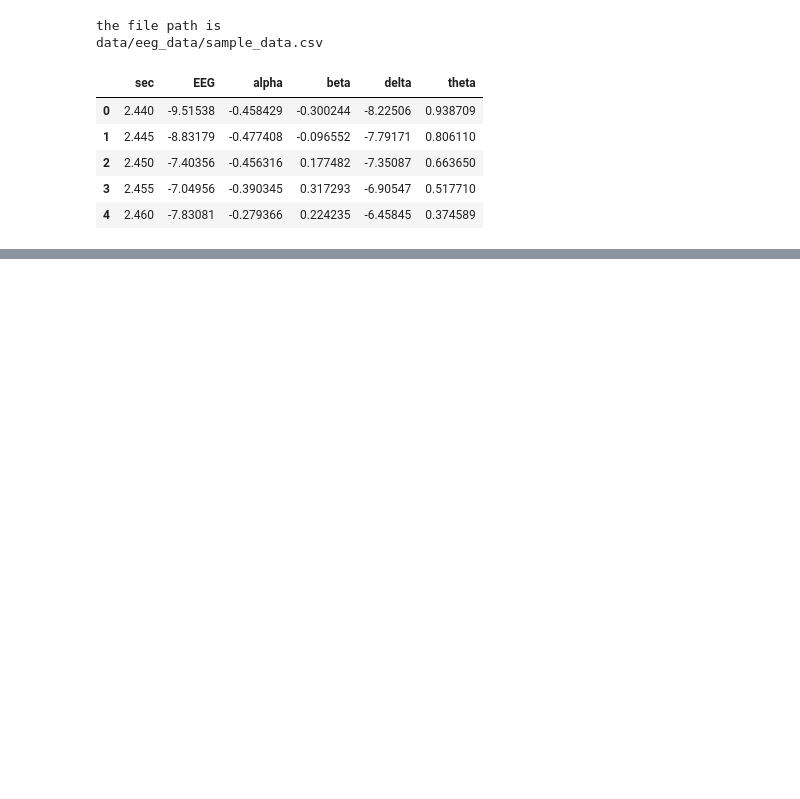
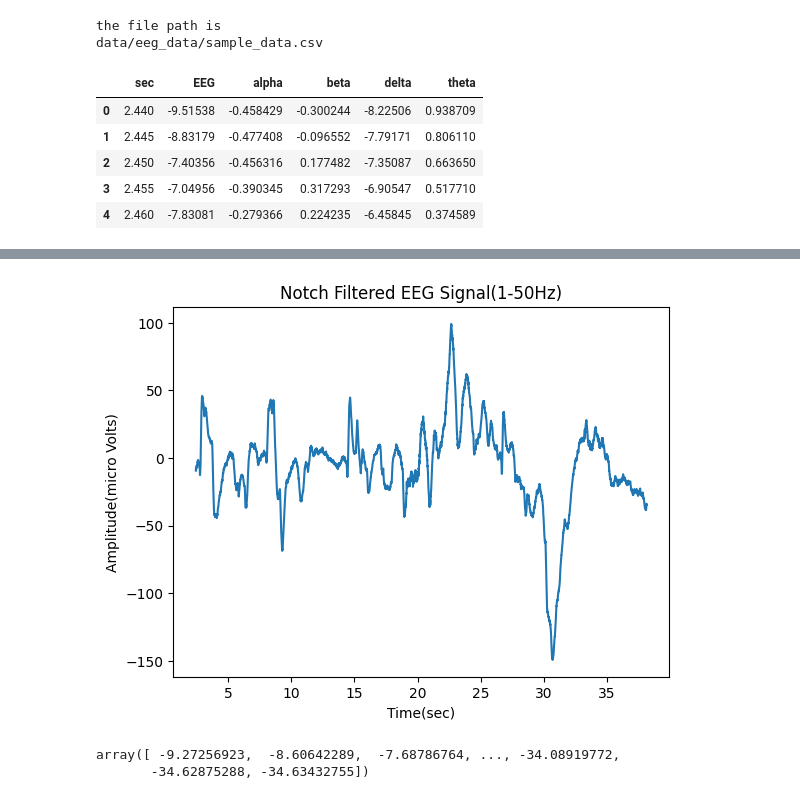
Before and after one commit to preethihiremath/brainsurf, a Jupyter notebook: demo.ipynb, the cells around one changed output, grey strips where cells are left out. Saved outputs shown, nothing was run; the diff lists cells and outputs as text; code cells hidden in the pictures; blank space fills up the shorter version.

```diff
--- a/demo.ipynb
+++ b/demo.ipynb
@@ -18 +12,8 @@ q = 30
+# %%
+sampling_freq = 200 # Hz
+lowcut = 0.5 # Hz
+highcut = 50 # Hz
+order = 4
+freqs = [0, 50] # Hz
+q = 30
 # %%
@@ -48,0 +44,8 @@ wps.welch_power_spectrum(data,200)
+# %%
+#Filter using Notch filter
+notch_filtered_data = filter.notch_filter(ud.get_columns(data, ['EEG']).to_numpy().T, sampling_freq, 50, q)
+notch_filtered_data=notch_filtered_data.ravel()
+# %%
+plot_eeg.plot_eeg_signal(time, notch_filtered_data, 'Notch Filtered EEG Signal(1-50Hz)','Time(sec)','Amplitude(micro Volts)')
+# %% [output]
+[figure, added]
@@ -48,0 +61,5 @@ wps.welch_power_spectrum(data,200)
+# %%
+notch_filtered_data
+# %% [output]
+array([ -9.27256923,  -8.60642289,  -7.68786764, ..., -34.08919772,
+       -34.62875288, -34.63432755])
```
Also changed, not shown: parts of 10 cells of this notebook, 22 other files.
